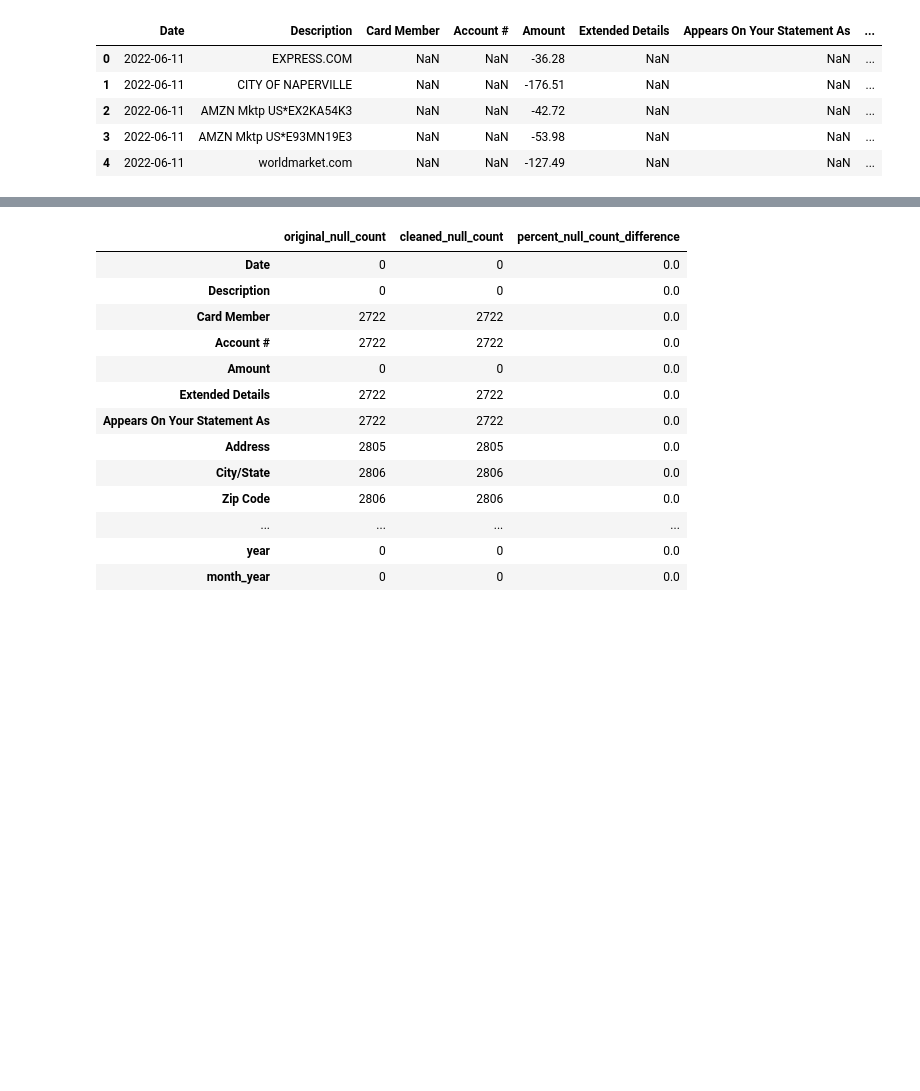
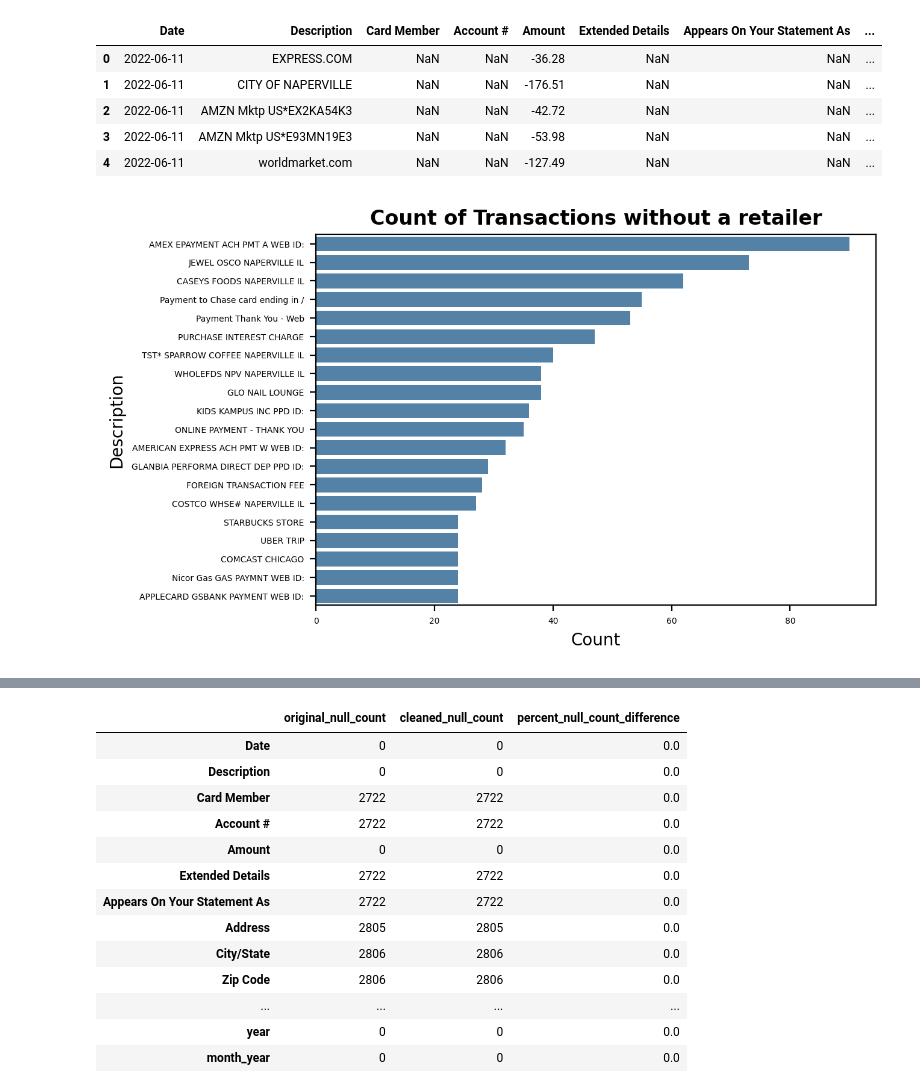
Before and after one commit to blombard24/financial-account-analysis, a Jupyter notebook: test_notebook.ipynb, the cells around one changed output, grey strips where cells are left out. Drawn from its saved outputs; the diff is of its cells as text; code cells hidden in the pictures; blank space fills up the shorter version.

Commit message:
added a null_retailer_plot() function to tests.py to plot the count of descriptions without a retailer

```diff
--- a/test_notebook.ipynb
+++ b/test_notebook.ipynb
@@ -20,6 +20,10 @@ df.head()
 | 2 | 2022-06-11 | AMZN Mktp US*EX2KA54K3 | NaN | NaN | -42.72 | NaN | NaN | ... |
 | 3 | 2022-06-11 | AMZN Mktp US*E93MN19E3 | NaN | NaN | -53.98 | NaN | NaN | ... |
 | 4 | 2022-06-11 | worldmarket.com | NaN | NaN | -127.49 | NaN | NaN | ... |
+# %%
+null_retailer_plot(df)
+# %% [output]
+[figure, added]
 # %%
 null_cat_plot(df)
 # %% [output]
```
Also changed, not shown: parts of 2 cells of this notebook, 1 other file.
